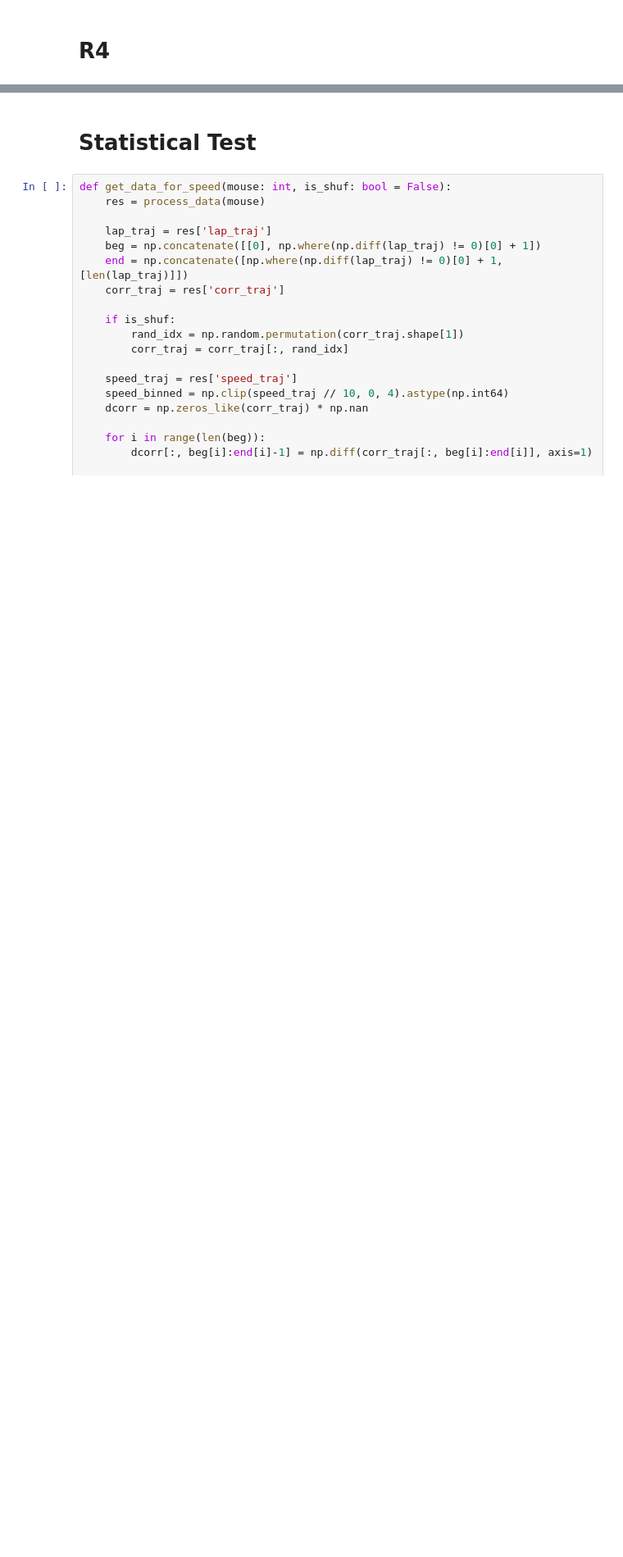
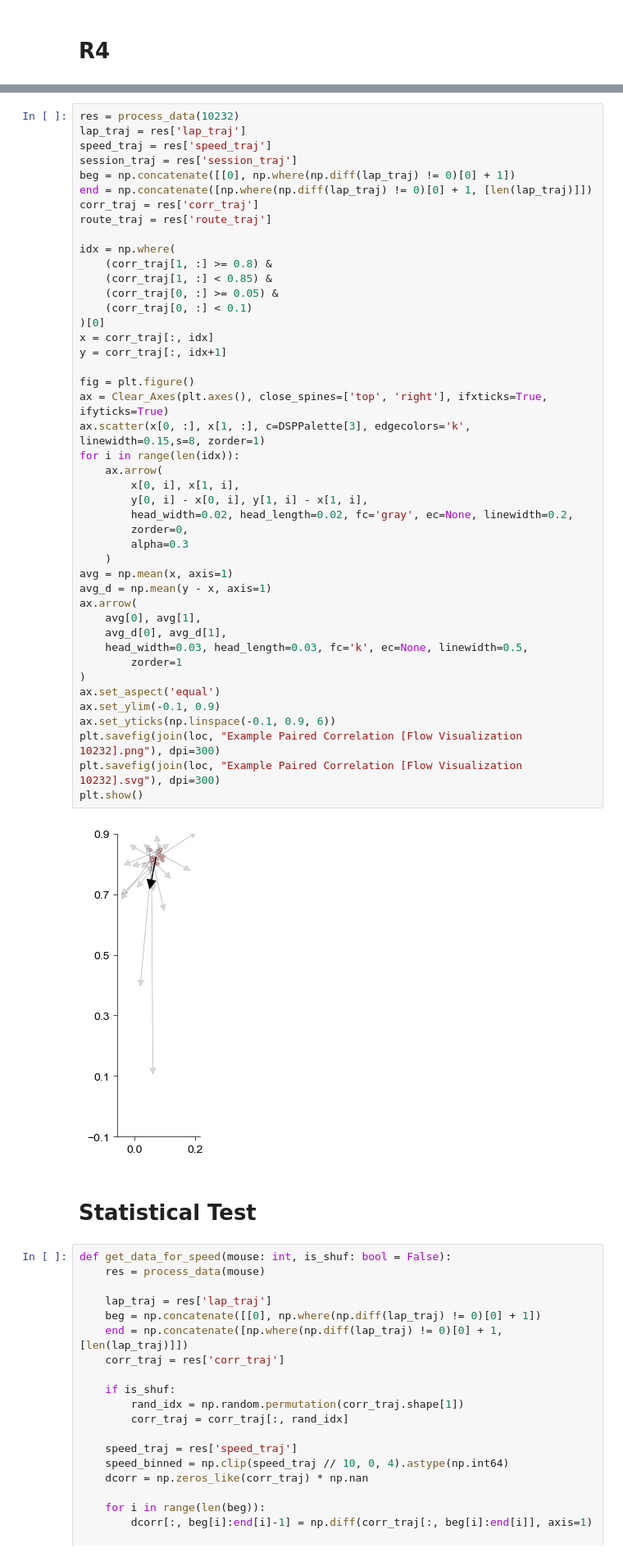
Before and after one commit to YAO-Shuyang/PlotFigures, a Jupyter notebook: NodeFigures/Fig0867 - Stability Under High Speed.ipynb, the cells around one changed output, grey strips where cells are left out. Shown at 82% size. Saved outputs shown, nothing was run; the diff lists cells and outputs as text; blank space fills up the shorter version.

```diff
--- a/NodeFigures/Fig0867 - Stability Under High Speed.ipynb
+++ b/NodeFigures/Fig0867 - Stability Under High Speed.ipynb
@@ -281,3 +334,49 @@ for mouse in [10212, 10224, 10227, 10232]:
+# %%
+res = process_data(10232)
+lap_traj = res['lap_traj']
+speed_traj = res['speed_traj']
+session_traj = res['session_traj']
+beg = np.concatenate([[0], np.where(np.diff(lap_traj) != 0)[0] + 1])
+end = np.concatenate([np.where(np.diff(lap_traj) != 0)[0] + 1, [len(lap_traj)]])
+corr_traj = res['corr_traj']
+route_traj = res['route_traj']
+
+idx = np.where(
+    (corr_traj[1, :] >= 0.8) &
+    (corr_traj[1, :] < 0.85) &
+    (corr_traj[0, :] >= 0.05) &
+    (corr_traj[0, :] < 0.1)
+)[0]
+x = corr_traj[:, idx]
+y = corr_traj[:, idx+1]
+
+fig = plt.figure()
+ax = Clear_Axes(plt.axes(), close_spines=['top', 'right'], ifxticks=True, ifyticks=True)
+ax.scatter(x[0, :], x[1, :], c=DSPPalette[3], edgecolors='k', linewidth=0.15,s=8, zorder=1)
+for i in range(len(idx)):
+    ax.arrow(
+        x[0, i], x[1, i],
+        y[0, i] - x[0, i], y[1, i] - x[1, i],
+        head_width=0.02, head_length=0.02, fc='gray', ec=None, linewidth=0.2,
+        zorder=0,
+        alpha=0.3
+    )
+avg = np.mean(x, axis=1)
+avg_d = np.mean(y - x, axis=1)
+ax.arrow(
+    avg[0], avg[1],
+    avg_d[0], avg_d[1],
+    head_width=0.03, head_length=0.03, fc='k', ec=None, linewidth=0.5,
+        zorder=1
+)
+ax.set_aspect('equal')
+ax.set_ylim(-0.1, 0.9)
+ax.set_yticks(np.linspace(-0.1, 0.9, 6))
+plt.savefig(join(loc, "Example Paired Correlation [Flow Visualization 10232].png"), dpi=300)
+plt.savefig(join(loc, "Example Paired Correlation [Flow Visualization 10232].svg"), dpi=300)
+plt.show()
+# %% [output]
+[figure, added]
 # %% [markdown]
 # Statistical Test
 # %%
```
Also changed, not shown: parts of 6 cells of this notebook, 2 other files.
